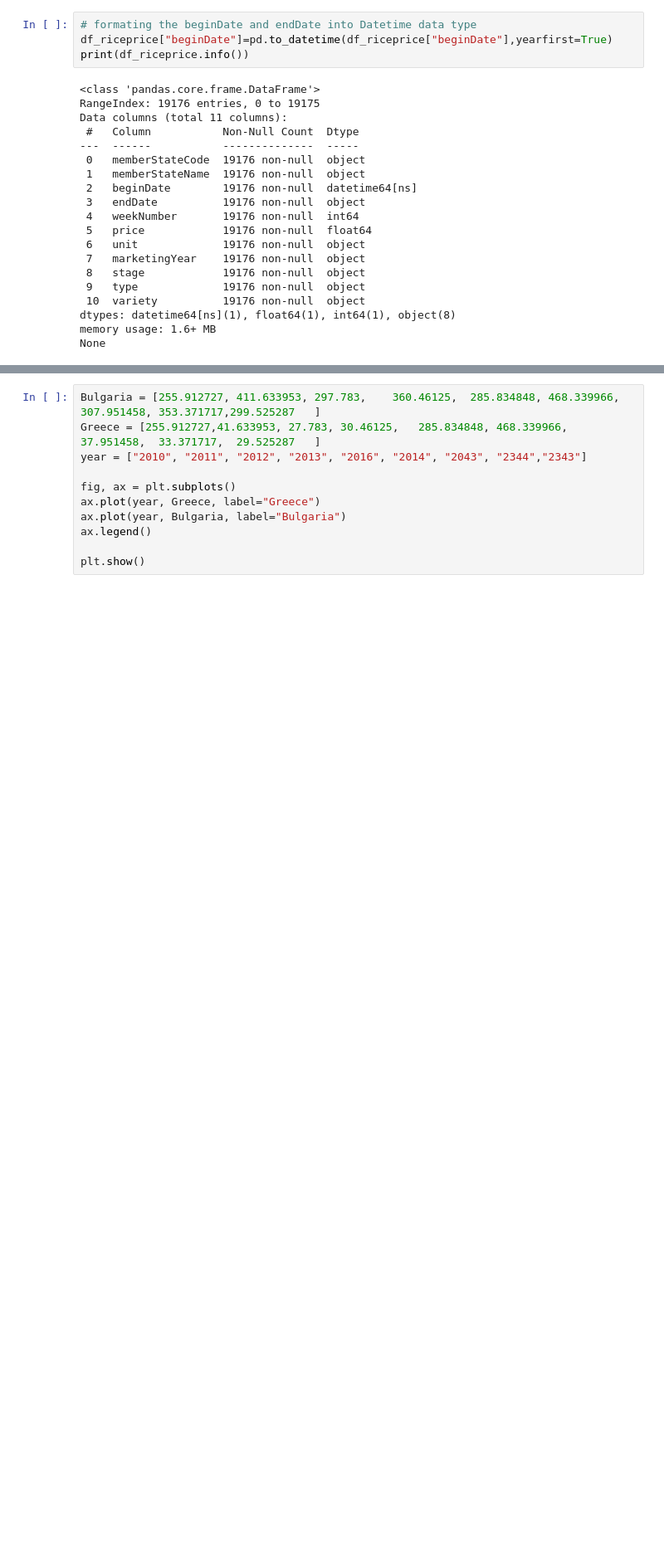
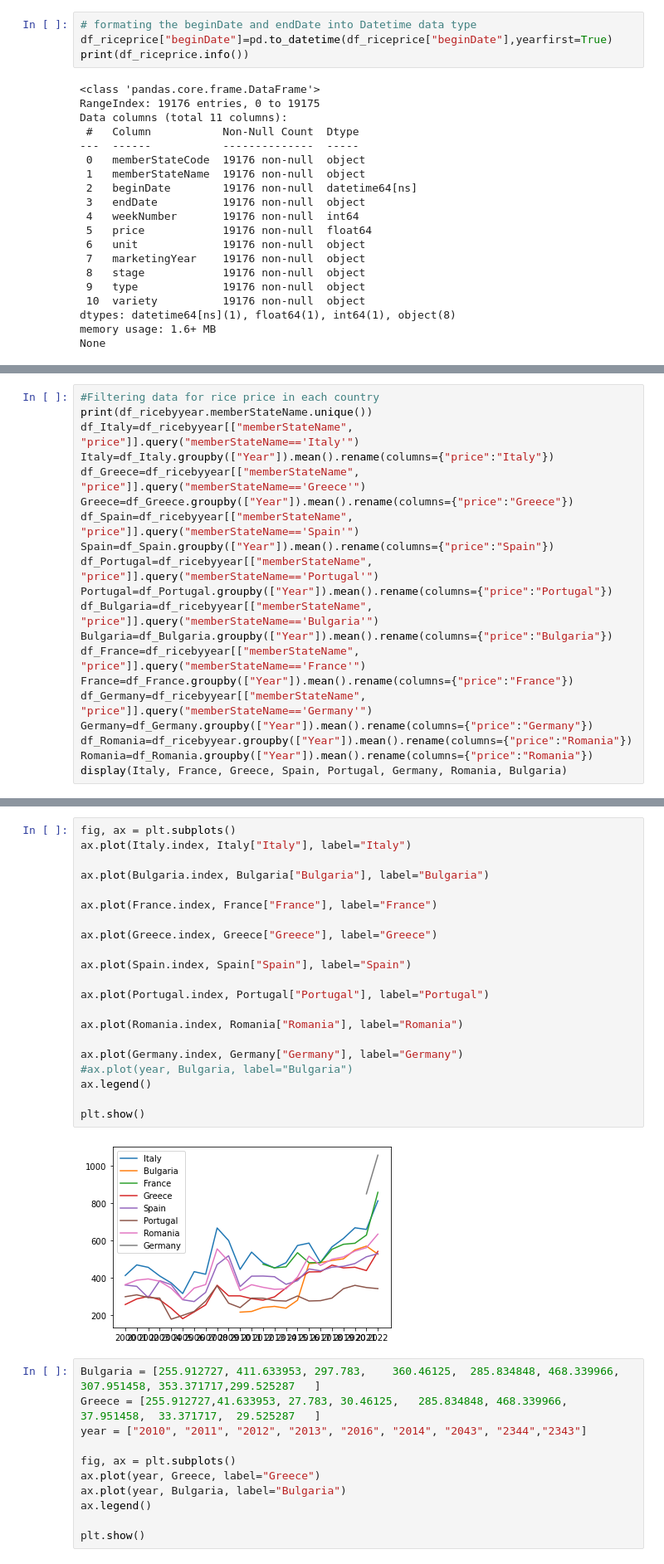
Before and after one commit to JohnsenClasses/final-project-schneider-thapa-koirala, a Jupyter notebook: euriceinfo.ipynb, the cells around one changed output, grey strips where cells are left out. Shown: that part at 83% size. Cells and saved outputs as stored; diff of their text form; blank space fills up the shorter version.

```diff
--- a/euriceinfo.ipynb
+++ b/euriceinfo.ipynb
@@ -110,0 +89,20 @@ display(pd.concat([avg_price_country.query("memberStateName=='Bulgaria'"), avg_p
+# %%
+#Filtering data for rice price in each country
+print(df_ricebyyear.memberStateName.unique())
+df_Italy=df_ricebyyear[["memberStateName", "price"]].query("memberStateName=='Italy'")
+Italy=df_Italy.groupby(["Year"]).mean().rename(columns={"price":"Italy"})
+df_Greece=df_ricebyyear[["memberStateName", "price"]].query("memberStateName=='Greece'")
+Greece=df_Greece.groupby(["Year"]).mean().rename(columns={"price":"Greece"})
+df_Spain=df_ricebyyear[["memberStateName", "price"]].query("memberStateName=='Spain'")
+Spain=df_Spain.groupby(["Year"]).mean().rename(columns={"price":"Spain"})
+df_Portugal=df_ricebyyear[["memberStateName", "price"]].query("memberStateName=='Portugal'")
+Portugal=df_Portugal.groupby(["Year"]).mean().rename(columns={"price":"Portugal"})
+df_Bulgaria=df_ricebyyear[["memberStateName", "price"]].query("memberStateName=='Bulgaria'")
+Bulgaria=df_Bulgaria.groupby(["Year"]).mean().rename(columns={"price":"Bulgaria"})
+df_France=df_ricebyyear[["memberStateName", "price"]].query("memberStateName=='France'")
+France=df_France.groupby(["Year"]).mean().rename(columns={"price":"France"})
+df_Germany=df_ricebyyear[["memberStateName", "price"]].query("memberStateName=='Germany'")
+Germany=df_Germany.groupby(["Year"]).mean().rename(columns={"price":"Germany"})
+df_Romania=df_ricebyyear.groupby(["Year"]).mean().rename(columns={"price":"Romania"})
+Romania=df_Romania.groupby(["Year"]).mean().rename(columns={"price":"Romania"})
+display(Italy, France, Greece, Spain, Portugal, Germany, Romania, Bulgaria)
@@ -111,3 +234,26 @@ display(pd.concat([avg_price_country.query("memberStateName=='Bulgaria'"), avg_p
+# %%
+fig, ax = plt.subplots()
+ax.plot(Italy.index, Italy["Italy"], label="Italy")
+
+ax.plot(Bulgaria.index, Bulgaria["Bulgaria"], label="Bulgaria")
+
+ax.plot(France.index, France["France"], label="France")
+
+ax.plot(Greece.index, Greece["Greece"], label="Greece")
+
+ax.plot(Spain.index, Spain["Spain"], label="Spain")
+
+ax.plot(Portugal.index, Portugal["Portugal"], label="Portugal")
+
+ax.plot(Romania.index, Romania["Romania"], label="Romania")
+
+ax.plot(Germany.index, Germany["Germany"], label="Germany")
+#ax.plot(year, Bulgaria, label="Bulgaria")
+ax.legend()
+
+plt.show()
+# %% [output]
+[figure, added]
 # %%
 Bulgaria = [255.912727,	411.633953,	297.783,	360.46125,	285.834848,	468.339966,	307.951458,	353.371717,299.525287	]
 Greece = [255.912727,41.633953,	27.783,	30.46125,	285.834848,	468.339966,	37.951458,	33.371717,	29.525287	]
```
Also changed, not shown: parts of 3 cells of this notebook.
